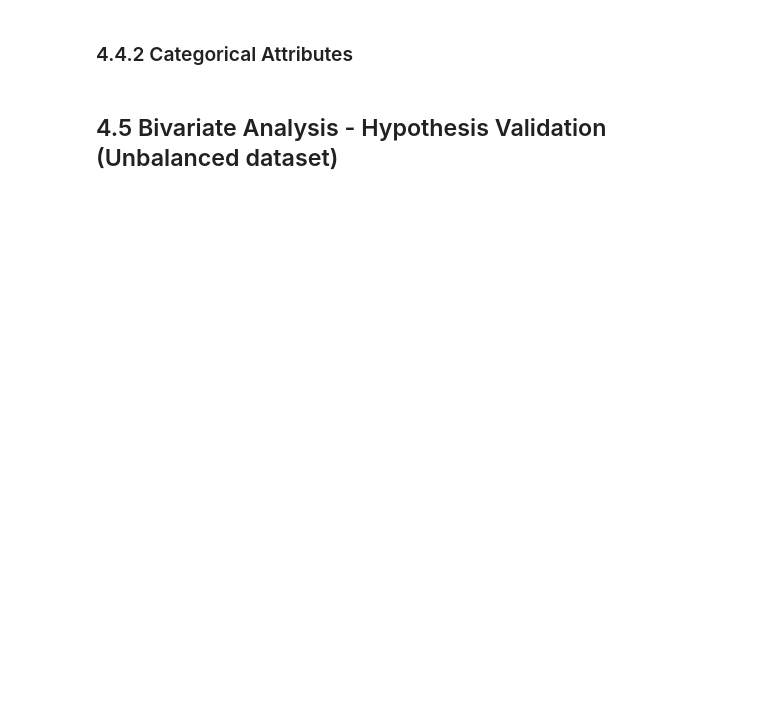
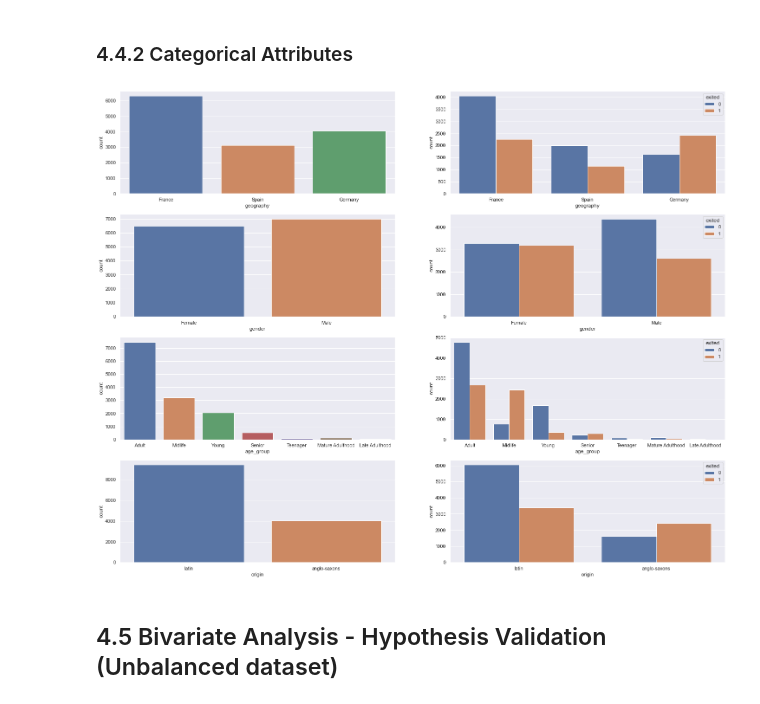
Before and after one commit to FabioCaffarello/Churn-Prediction-TopBank, a Jupyter notebook: 02-Notebooks/ent_to_end_churn_prediction.ipynb, the cells around one changed output. Saved outputs shown, nothing was run; the diff lists cells and outputs as text; code cells hidden in the pictures; blank space fills up the shorter version.

```diff
--- a/02-Notebooks/ent_to_end_churn_prediction.ipynb
+++ b/02-Notebooks/ent_to_end_churn_prediction.ipynb
@@ -596,19 +602,21 @@ num_attributes.hist(bins=25, figsize=(25,24));
 # %% [markdown]
 ### 4.4.2 Categorical Attributes
 # %%
-cat_attributes = df04.select_dtypes(include=['object'])
+cat_attributes = df04.select_dtypes(include=['object']).drop('surname', axis=1)
 
 count = 1
 rows= len(cat_attributes.columns)
 plt.figure(figsize=(25,5*rows))
 for i in cat_attributes:
     plt.subplot(rows, 2, count)
     sns.countplot(x=i, data=df04)
     count += 1
 
     plt.subplot(rows, 2, count)
     sns.countplot(x=i, hue='exited', data=df04)
     count += 1
 plt.show()
+# %% [output]
+[figure, added]
 # %% [markdown]
 ## 4.5 Bivariate Analysis - Hypothesis Validation (Unbalanced dataset)
```
Also changed, not shown: parts of 37 cells of this notebook.
